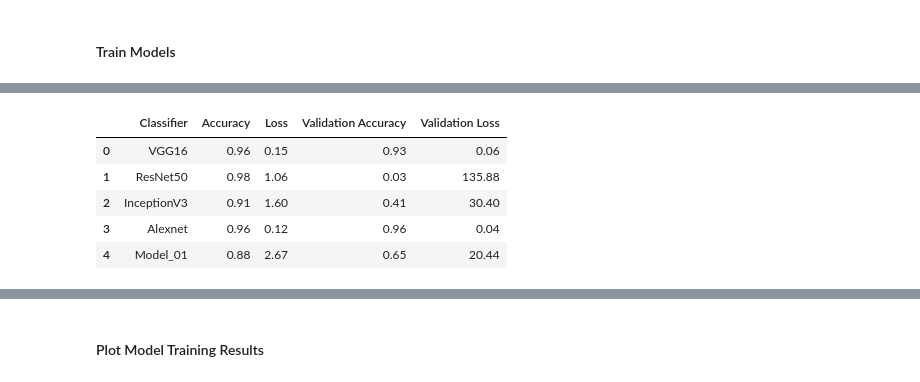
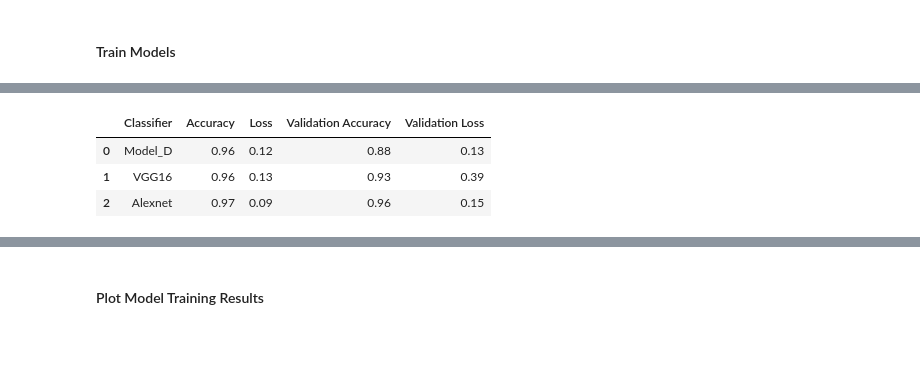
Before and after one commit to CSML1010-3-2020/CSML1020-CourseProject, a Jupyter notebook: Plant_Disease_Detection_Augm_Model_Eval.ipynb, the cells around one changed output, grey strips where cells are left out. Drawn from its saved outputs; the diff is of its cells as text; code cells hidden in the pictures; blank space fills up the shorter version.

```diff
--- a/Plant_Disease_Detection_Augm_Model_Eval.ipynb
+++ b/Plant_Disease_Detection_Augm_Model_Eval.ipynb
@@ -302,7 +395,8 @@ train_datagen = ImageDataGenerator(rescale=1./255, shear_range=0.2, fill_mode='n
 valid_datagen = ImageDataGenerator(rescale=1./255)
 
 # batch_size = 128
-batch_size = 32
+batch_size = 48
+epochs = 3
 training_set = train_datagen.flow_from_directory(dataDirTrain, target_size=(224, 224), batch_size=batch_size, class_mode='categorical')
 valid_set = valid_datagen.flow_from_directory(dataDirValidate, target_size=(224, 224), batch_size=batch_size, class_mode='categorical')
 
@@ -318,19 +412,21 @@ from keras.applications import InceptionV3
 from keras.applications.resnet50 import ResNet50
 
 # Initialize Models
-model_ids = ['VGG16', 'ResNet50', 'InceptionV3', 'Alexnet', 'Model_01']
-models = [
-    get_model(VGG16(include_top=False,input_shape=(224,224,3))),
-    get_model(ResNet50(include_top=False,input_shape=(224,224,3))),
-    get_model(InceptionV3(include_top=False,input_shape=(224,224,3))),
-    get_alexnet_model(),
-    get_model_01(),
-]
-
-# model_ids = ['Model_01']
+# model_ids = ['VGG16', 'ResNet50', 'InceptionV3', 'Alexnet', 'Model_01']
 # models = [
+#     get_model(VGG16(include_top=False,input_shape=(224,224,3))),
+#     get_model(ResNet50(include_top=False,input_shape=(224,224,3))),
+#     get_model(InceptionV3(include_top=False,input_shape=(224,224,3))),
+#     get_alexnet_model(),
 #     get_model_01(),
 # ]
+
+model_ids = ['Model_D', 'VGG16', 'Alexnet']
+models = [
+    get_model_D(),
+    get_model(VGG16(include_top=False,input_shape=(224,224,3))),
+    get_alexnet_model(),
+]
 # %% [markdown]
 #### Visualize Model Layers
 # %%
@@ -357,5 +449,9 @@ Visualization of Layers for:  Model_01  base Model with Transfer Learning
 # %% [markdown]
 #### Train Models
+# %%
+def Save_Model(model, model_id):
+    filepath="./" + model_id + ".h5"
+    classifier.save(filepath)
 # %%
 from keras.callbacks import ModelCheckpoint
 
@@ -377,6 +473,7 @@ for classifier, model_id in zip(models, model_ids):
           history = classifier.fit(training_set, steps_per_epoch=train_num//batch_size, validation_data=valid_set, epochs=epochs, validation_steps=valid_num//batch_size, )
     Save_Model_Benchmark(model_id, history, False, False)
     histories.append(history)
+    Save_Model(classifier, model_id)
 
 df_model_benchmarks
 # %% [output]
@@ -400,6 +498,4 @@ Epoch 3/3
 |  | Classifier | Accuracy | Loss | Validation Accuracy | Validation Loss |
-| 0 | VGG16 | 0.96 | 0.15 | 0.93 | 0.06 |
-| 1 | ResNet50 | 0.98 | 1.06 | 0.03 | 135.88 |
-| 2 | InceptionV3 | 0.91 | 1.60 | 0.41 | 30.40 |
-| 3 | Alexnet | 0.96 | 0.12 | 0.96 | 0.04 |
-| 4 | Model_01 | 0.88 | 2.67 | 0.65 | 20.44 |
+| 0 | Model_D | 0.96 | 0.12 | 0.88 | 0.13 |
+| 1 | VGG16 | 0.96 | 0.13 | 0.93 | 0.39 |
+| 2 | Alexnet | 0.97 | 0.09 | 0.96 | 0.15 |
```
Also changed, not shown: parts of 19 cells of this notebook, 1 other file.
